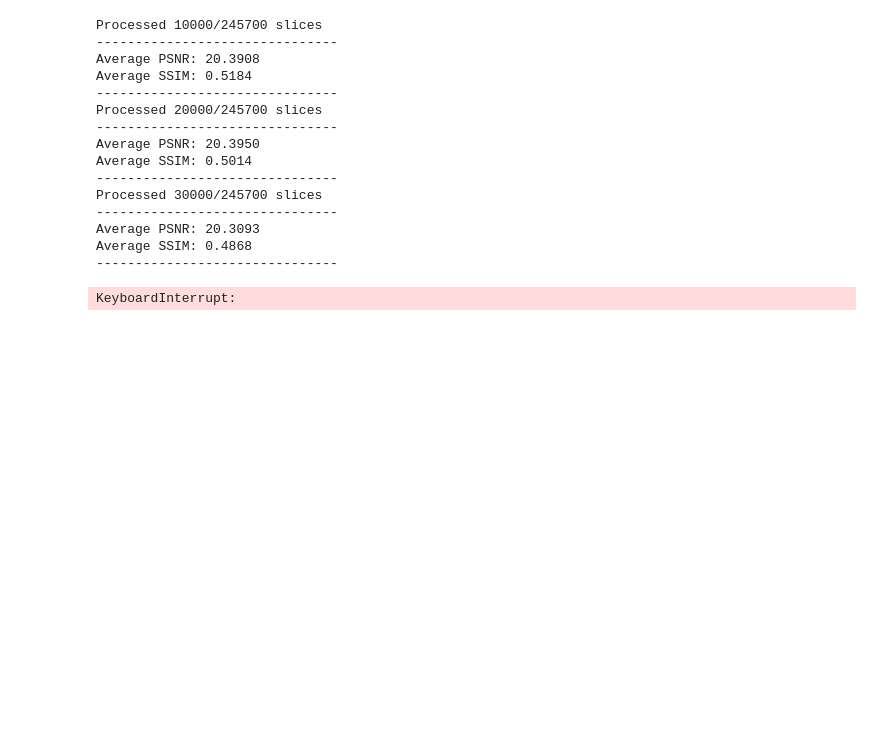
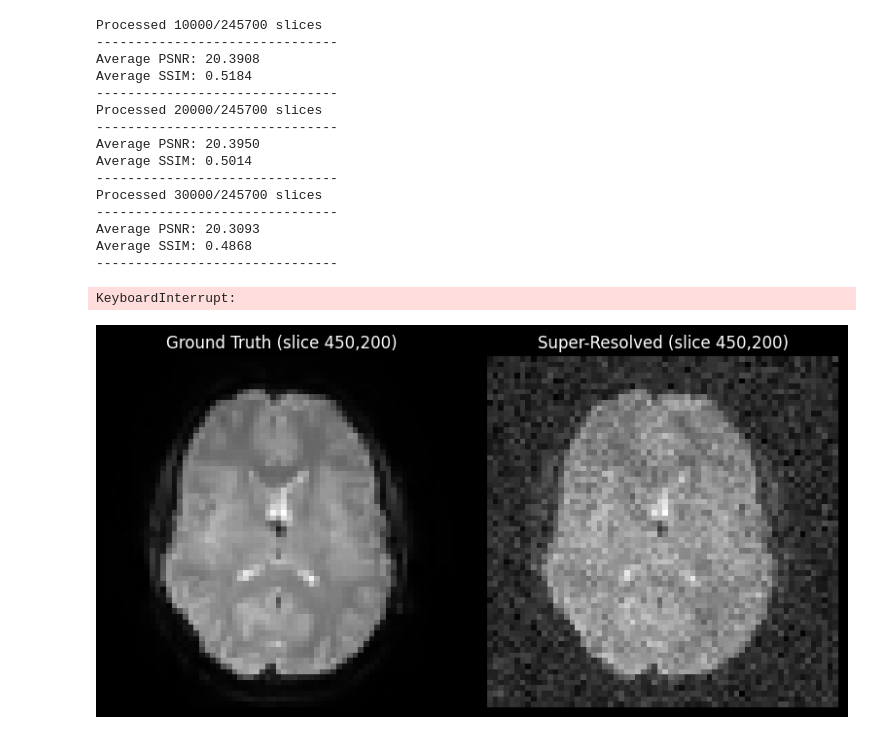
Before and after one commit to kesslermatics/fMRI-Denoising, a Jupyter notebook: notebooks/evaluation_preprocessing.ipynb, the cells around one changed output. Drawn from its saved outputs; the diff is of its cells as text; code cells hidden in the pictures; blank space fills up the shorter version.

```diff
--- a/notebooks/evaluation_preprocessing.ipynb
+++ b/notebooks/evaluation_preprocessing.ipynb
@@ -133,3 +133,48 @@ Average PSNR: 20.3093
 Average SSIM: 0.4868
 -------------------------------
 KeyboardInterrupt:
+# %%
+import numpy as np
+import matplotlib.pyplot as plt
+
+# Load the GT and SR volumes (memory-mapped to avoid large RAM usage)
+gt = np.load('../input/gt_func_train_1.npy', mmap_mode='r')       # shape: (64,64,819,300)
+sr = np.load('../input/noisy_func_train_1.npy', mmap_mode='r')     # same shape
+
+# Select a specific slice by indices along the 3rd and 4th dimensions
+i, j = 450, 200  # you can change these to view different slices
+
+# Extract one 64×64 slice from each volume
+gt_slice = gt[:, :, i, j]
+sr_slice = sr[:, :, i, j]
+
+def normalize_to_uint8(arr):
+    """
+    Normalize a floating-point array to the uint8 range [0,255].
+    1) Shift by minimum to make values ≥0
+    2) Divide by max to scale into [0,1]
+    3) Multiply by 255 and round
+    """
+    a = arr.astype(np.float64)
+    a -= a.min()
+    max_val = a.max()
+    if max_val != 0:
+        a /= max_val
+    return (a * 255.0).round().astype(np.uint8)
+
+# Normalize for visualization
+gt_img = normalize_to_uint8(gt_slice)
+sr_img = normalize_to_uint8(sr_slice)
+
+# Plot GT vs. SR side by side
+fig, axes = plt.subplots(1, 2, figsize=(8, 4))
+axes[0].imshow(gt_img, cmap='gray')
+axes[0].set_title(f'Ground Truth (slice {i},{j})')
+axes[0].axis('off')
+axes[1].imshow(sr_img, cmap='gray')
+axes[1].set_title(f'Super-Resolved (slice {i},{j})')
+axes[1].axis('off')
+plt.tight_layout()
+plt.show()
+# %% [output]
+[figure, added]
```
